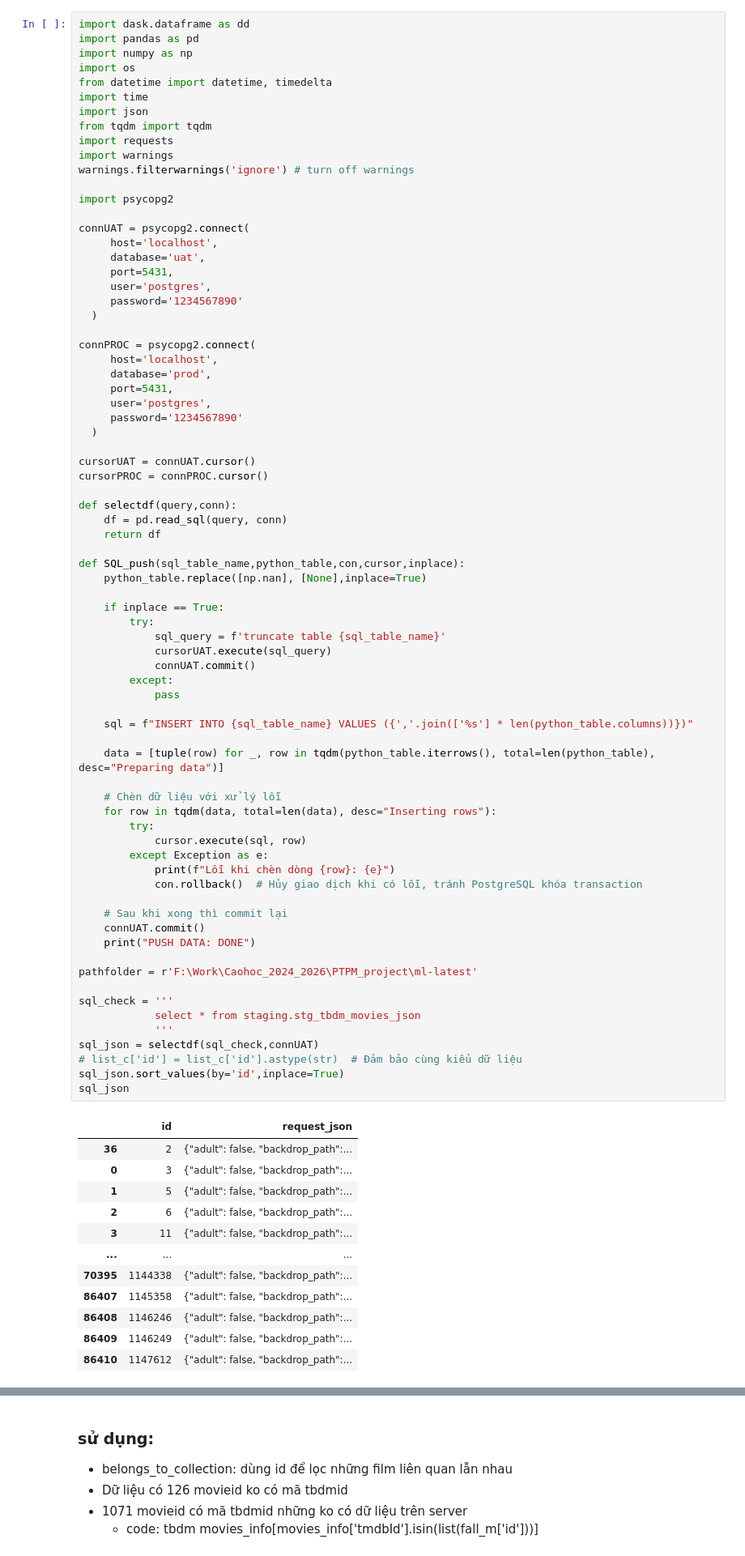
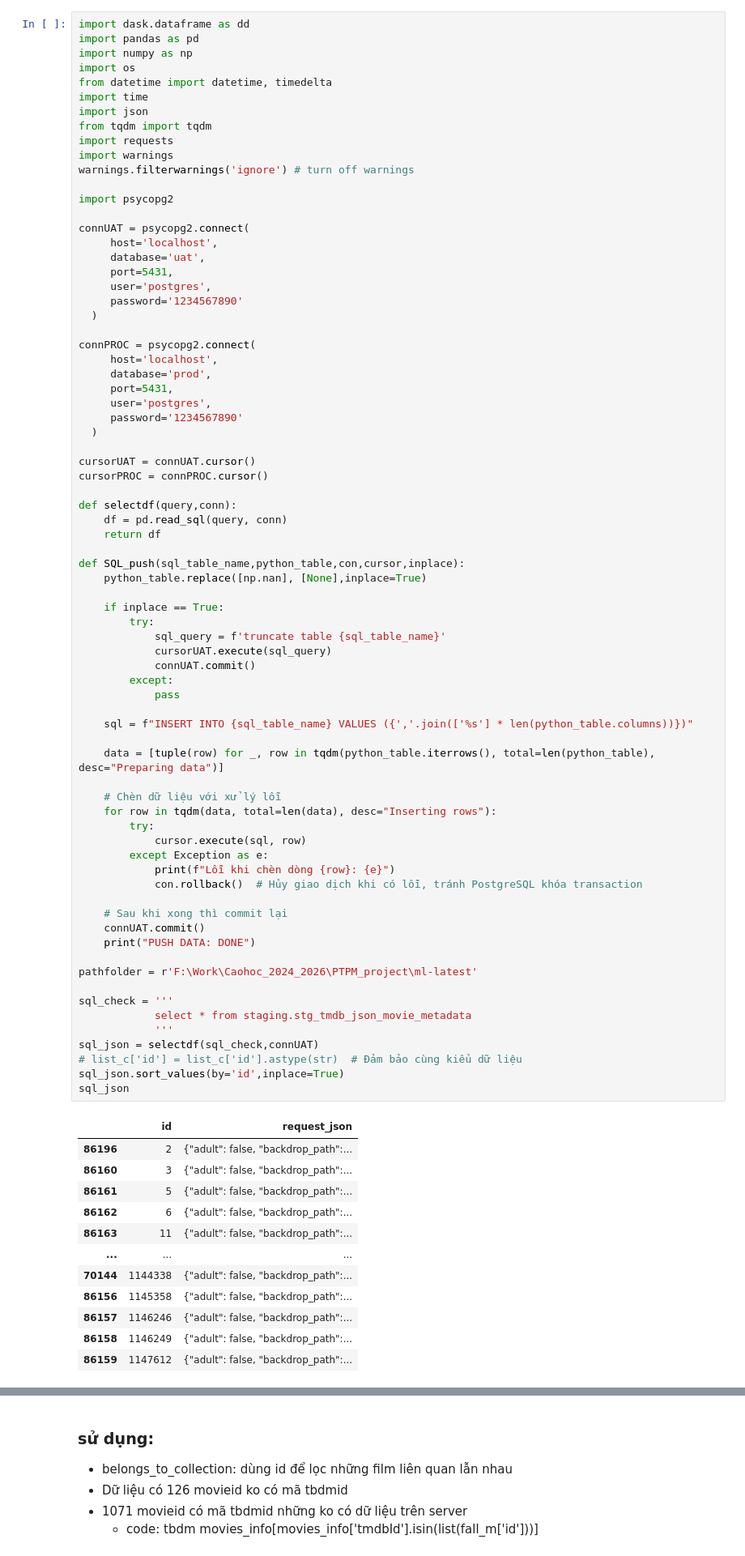
Before and after one commit to DK-Hieu/PTPM_project, a Jupyter notebook: PTPM_data_db.ipynb, the cells around one changed output, grey strips where cells are left out. Shown: that part at 81% size. Cells and saved outputs as stored; diff of their text form.

```diff
--- a/PTPM_data_db.ipynb
+++ b/PTPM_data_db.ipynb
@@ -46,43 +46,43 @@ def SQL_push(sql_table_name,python_table,con,cursor,inplace):
             connUAT.commit()
         except:
             pass
 
     sql = f"INSERT INTO {sql_table_name} VALUES ({','.join(['%s'] * len(python_table.columns))})"
 
     data = [tuple(row) for _, row in tqdm(python_table.iterrows(), total=len(python_table), desc="Preparing data")]
 
     # Chèn dữ liệu với xử lý lỗi
     for row in tqdm(data, total=len(data), desc="Inserting rows"):
         try:
             cursor.execute(sql, row)
         except Exception as e:
             print(f"Lỗi khi chèn dòng {row}: {e}")
             con.rollback()  # Hủy giao dịch khi có lỗi, tránh PostgreSQL khóa transaction
 
     # Sau khi xong thì commit lại
     connUAT.commit()
     print("PUSH DATA: DONE")
 
 pathfolder = r'F:\Work\Caohoc_2024_2026\PTPM_project\ml-latest'
 
 sql_check = '''
-            select * from staging.stg_tbdm_movies_json
+            select * from staging.stg_tmdb_json_movie_metadata
             '''
 sql_json = selectdf(sql_check,connUAT)
 # list_c['id'] = list_c['id'].astype(str)  # Đảm bảo cùng kiểu dữ liệu
 sql_json.sort_values(by='id',inplace=True)
 sql_json
 # %% [output]
 |  | id | request_json |
-| 36 | 2 | {"adult": false, "backdrop_path":... |
-| 0 | 3 | {"adult": false, "backdrop_path":... |
-| 1 | 5 | {"adult": false, "backdrop_path":... |
-| 2 | 6 | {"adult": false, "backdrop_path":... |
-| 3 | 11 | {"adult": false, "backdrop_path":... |
+| 86196 | 2 | {"adult": false, "backdrop_path":... |
+| 86160 | 3 | {"adult": false, "backdrop_path":... |
+| 86161 | 5 | {"adult": false, "backdrop_path":... |
+| 86162 | 6 | {"adult": false, "backdrop_path":... |
+| 86163 | 11 | {"adult": false, "backdrop_path":... |
 | ... | ... | ... |
-| 70395 | 1144338 | {"adult": false, "backdrop_path":... |
-| 86407 | 1145358 | {"adult": false, "backdrop_path":... |
-| 86408 | 1146246 | {"adult": false, "backdrop_path":... |
-| 86409 | 1146249 | {"adult": false, "backdrop_path":... |
-| 86410 | 1147612 | {"adult": false, "backdrop_path":... |
+| 70144 | 1144338 | {"adult": false, "backdrop_path":... |
+| 86156 | 1145358 | {"adult": false, "backdrop_path":... |
+| 86157 | 1146246 | {"adult": false, "backdrop_path":... |
+| 86158 | 1146249 | {"adult": false, "backdrop_path":... |
+| 86159 | 1147612 | {"adult": false, "backdrop_path":... |
 86411 rows × 2 columns
```
Also changed, not shown: parts of 15 cells of this notebook, 2 other files.
